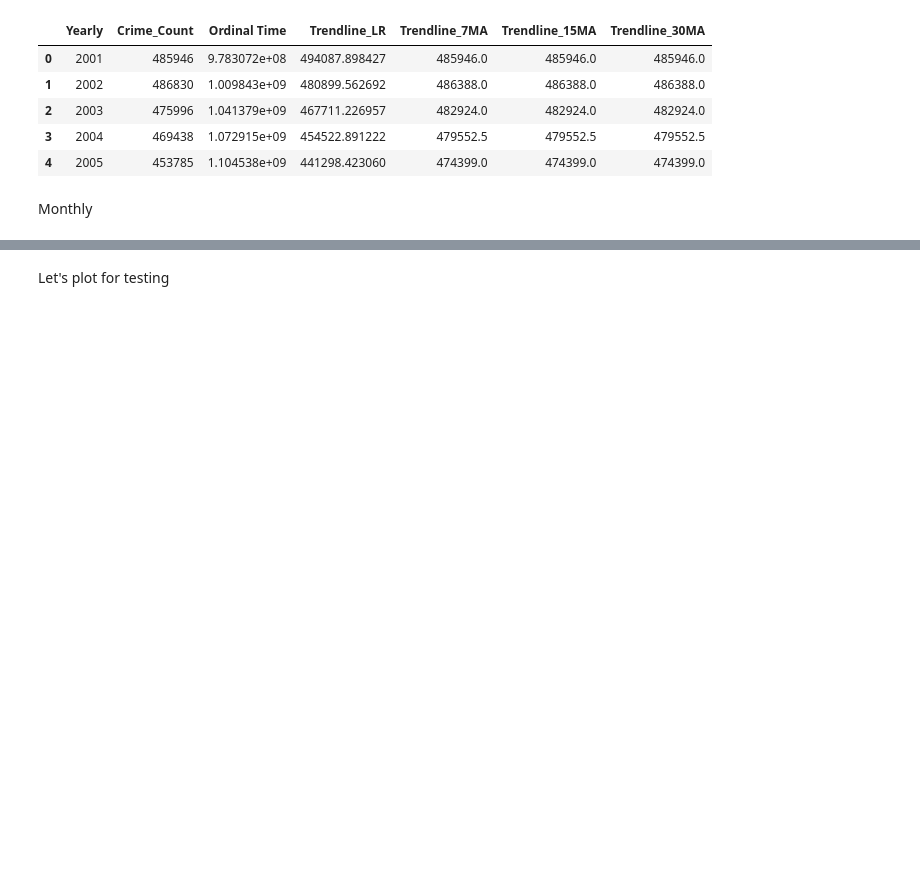
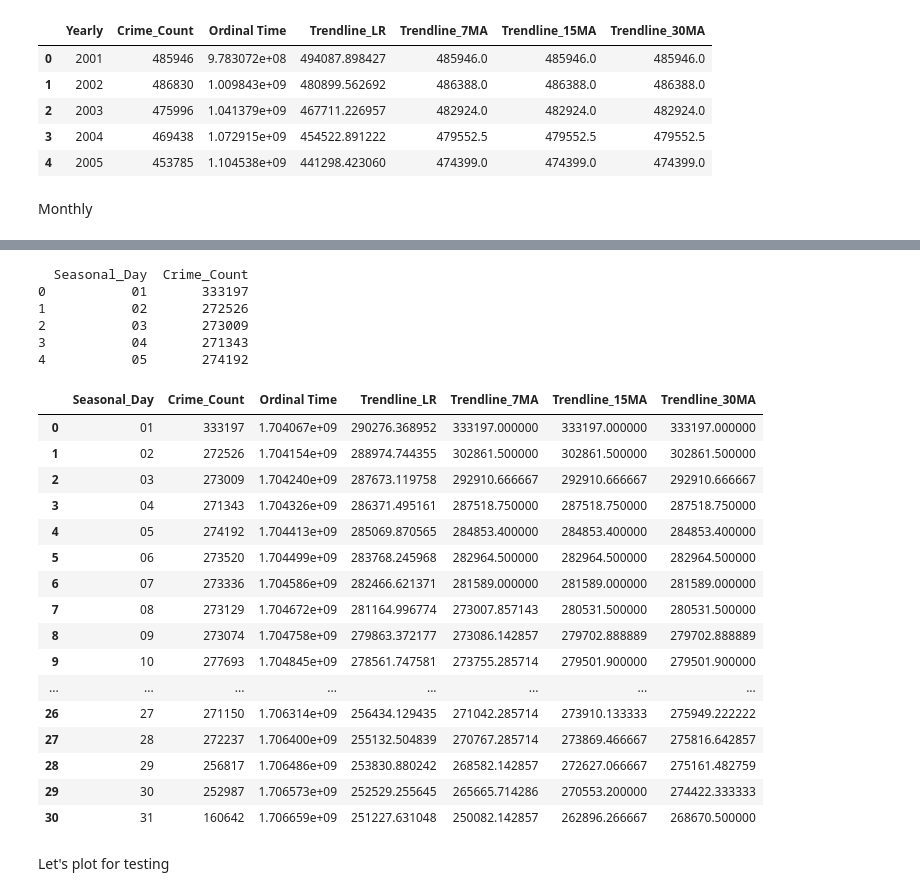
Before and after one commit to alihaseeb1/ChicagoCrimeAnalysis, a Jupyter notebook: main.ipynb, the cells around one changed output, grey strips where cells are left out. Drawn from its saved outputs; the diff is of its cells as text; code cells hidden in the pictures; blank space fills up the shorter version.

```diff
--- a/main.ipynb
+++ b/main.ipynb
@@ -229,3 +361,30 @@ crime_hourly.head()
+# %%
+crime_seasonal_day = group_by_timeframe(df, "Seasonal_Day")
+crime_seasonal_day.head(40)
+# %% [output]
+  Seasonal_Day  Crime_Count
+0           01       333197
+1           02       272526
+2           03       273009
+3           04       271343
+4           05       274192
+|  | Seasonal_Day | Crime_Count | Ordinal Time | Trendline_LR | Trendline_7MA | Trendline_15MA | Trendline_30MA |
+| 0 | 01 | 333197 | 1.704067e+09 | 290276.368952 | 333197.000000 | 333197.000000 | 333197.000000 |
+| 1 | 02 | 272526 | 1.704154e+09 | 288974.744355 | 302861.500000 | 302861.500000 | 302861.500000 |
+| 2 | 03 | 273009 | 1.704240e+09 | 287673.119758 | 292910.666667 | 292910.666667 | 292910.666667 |
+| 3 | 04 | 271343 | 1.704326e+09 | 286371.495161 | 287518.750000 | 287518.750000 | 287518.750000 |
+| 4 | 05 | 274192 | 1.704413e+09 | 285069.870565 | 284853.400000 | 284853.400000 | 284853.400000 |
+| 5 | 06 | 273520 | 1.704499e+09 | 283768.245968 | 282964.500000 | 282964.500000 | 282964.500000 |
+| 6 | 07 | 273336 | 1.704586e+09 | 282466.621371 | 281589.000000 | 281589.000000 | 281589.000000 |
+| 7 | 08 | 273129 | 1.704672e+09 | 281164.996774 | 273007.857143 | 280531.500000 | 280531.500000 |
+| 8 | 09 | 273074 | 1.704758e+09 | 279863.372177 | 273086.142857 | 279702.888889 | 279702.888889 |
+| 9 | 10 | 277693 | 1.704845e+09 | 278561.747581 | 273755.285714 | 279501.900000 | 279501.900000 |
+| ... | ... | ... | ... | ... | ... | ... | ... |
+| 26 | 27 | 271150 | 1.706314e+09 | 256434.129435 | 271042.285714 | 273910.133333 | 275949.222222 |
+| 27 | 28 | 272237 | 1.706400e+09 | 255132.504839 | 270767.285714 | 273869.466667 | 275816.642857 |
+| 28 | 29 | 256817 | 1.706486e+09 | 253830.880242 | 268582.142857 | 272627.066667 | 275161.482759 |
+| 29 | 30 | 252987 | 1.706573e+09 | 252529.255645 | 265665.714286 | 270553.200000 | 274422.333333 |
+| 30 | 31 | 160642 | 1.706659e+09 | 251227.631048 | 250082.142857 | 262896.266667 | 268670.500000 |
 # %% [markdown]
 Let's plot for testing
 # %%
```
Also changed, not shown: parts of 12 cells of this notebook, 2 other files.
